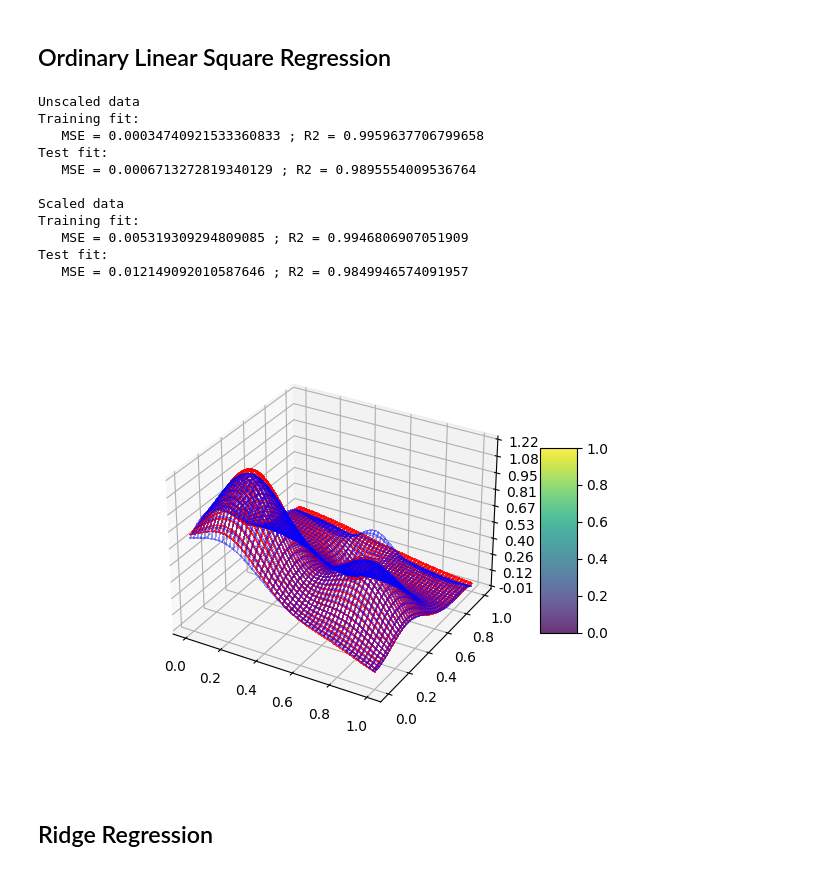
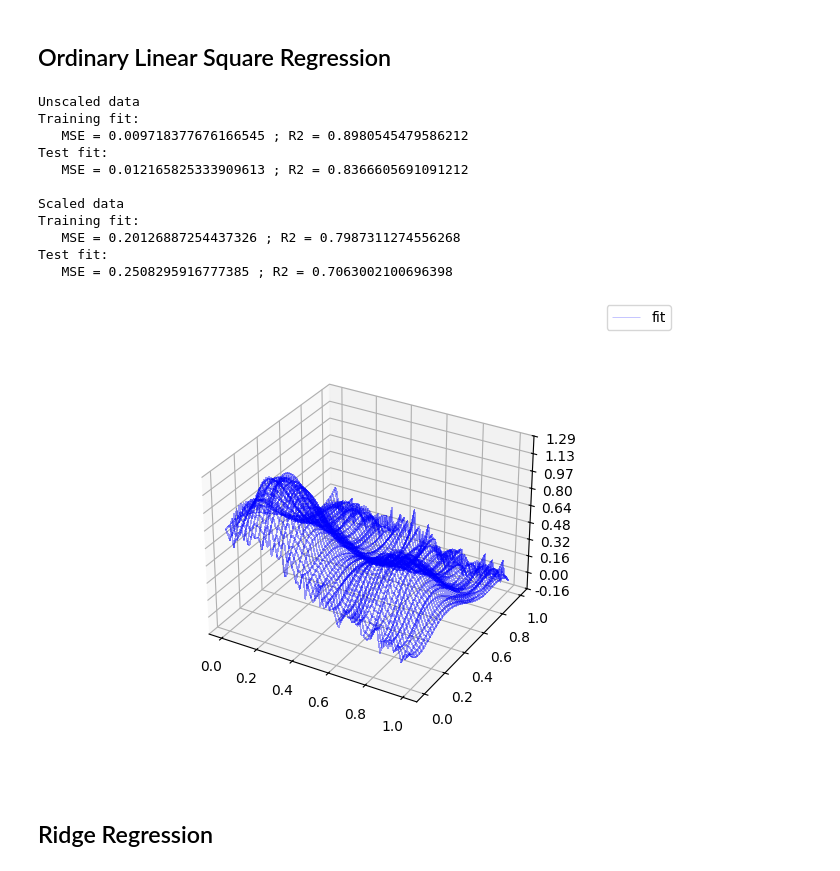
Before and after one commit to larsfop/fys-stk4155_project1, a Jupyter notebook: project1.ipynb, the cells around one changed output. Cells and saved outputs as stored; diff of their text form; code cells hidden in the pictures.

```diff
--- a/project1.ipynb
+++ b/project1.ipynb
@@ -69,12 +70,12 @@ def DesignMatrix(p_order: int, x: npt.ArrayLike, y: npt.ArrayLike = None, interc
     # 16, 16, 16, 16, 16
 
 
-def FrankeFunction(x: npt.ArrayLike, y: npt.ArrayLike, noise: bool=False) -> npt.NDArray:
+def FrankeFunction(x: npt.ArrayLike, y: npt.ArrayLike, noise_factor: int=0) -> npt.NDArray:
     term1 = 0.75*np.exp(-(0.25*(9*x-2)**2) - 0.25*((9*y-2)**2))
     term2 = 0.75*np.exp(-((9*x+1)**2)/49.0 - 0.1*(9*y+1))
     term3 = 0.5*np.exp(-(9*x-7)**2/4.0 - 0.25*((9*y-3)**2))
     term4 = -0.2*np.exp(-(9*x-4)**2 - (9*y-7)**2)
-    return term1 + term2 + term3 + term4 + int(noise)*rng.normal(0, 0.1, x.shape)
+    return term1 + term2 + term3 + term4 + noise_factor*rng.normal(0, 1, x.shape)
 
 
 def R2(y_data: npt.ArrayLike, y_model: npt.ArrayLike) -> float:
@@ -128,7 +129,7 @@ y = np.linspace(0, 1, n)
 X = DesignMatrix(5, x, y)
 
 x, y = np.meshgrid(x, y)
-z = FrankeFunction(x, y, noise=False)
+z = FrankeFunction(x, y, 0.1)
 
 X_train, X_test, y_train, y_test = train_test_split(X, z, test_size=0.2, random_state=125)
 
@@ -161,35 +162,36 @@ print(f'Test fit:\n   MSE = {MSE(y_test_scaled, y_pred_scaled)} ; R2 = {R2(y_tes
 # %% [output]
 Unscaled data
 Training fit:
-   MSE = 0.00034740921533360833 ; R2 = 0.9959637706799658
+   MSE = 0.009718377676166545 ; R2 = 0.8980545479586212
 Test fit:
-   MSE = 0.0006713272819340129 ; R2 = 0.9895554009536764
+   MSE = 0.012165825333909613 ; R2 = 0.8366605691091212
 
 Scaled data
 Training fit:
-   MSE = 0.005319309294809085 ; R2 = 0.9946806907051909
+   MSE = 0.20126887254437326 ; R2 = 0.7987311274556268
 Test fit:
-   MSE = 0.012149092010587646 ; R2 = 0.9849946574091957
+   MSE = 0.2508295916777385 ; R2 = 0.7063002100696398
 # %%
 fig, ax = plt.subplots(subplot_kw={"projection" : "3d"})
 
 # Plot the surface.
 ax.plot_wireframe(x, y, X @ beta, colors='blue',
-                       linewidth=0.4, antialiased=False, alpha=0.4)
-surf = ax.plot_wireframe(x, y, z, colors='red',
-                       linewidth=0.4, antialiased=False, alpha=0.8)
+                       linewidth=0.4, antialiased=False, alpha=0.4, label='fit')
+# surf = ax.plot_wireframe(x, y, z, colors='red',
+#                        linewidth=0.4, antialiased=False, alpha=0.8, label='Data')
 
 # Customize the z axis.
 #ax.set_zlim(-0.10, 1.40)
 ax.zaxis.set_major_locator(LinearLocator(10))
 ax.zaxis.set_major_formatter(FormatStrFormatter('%.02f'))
 
 # Add a color bar which maps values to colors.
 fig.colorbar(surf, shrink=0.5, aspect=5)
+fig.legend()
 
 plt.show()
 # %% [output]
-[figure, old version]
+[figure, new version]
 # %% [markdown]
 ## Ridge Regression
 # %%
```
Also changed, not shown: parts of 8 cells of this notebook, 2 other files.
